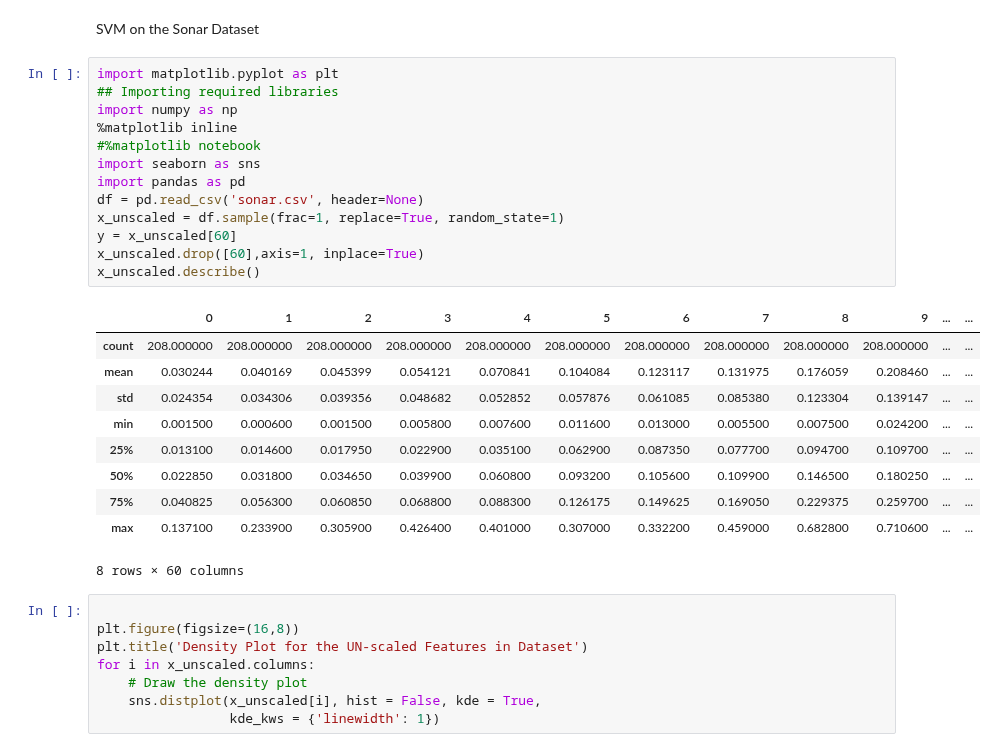
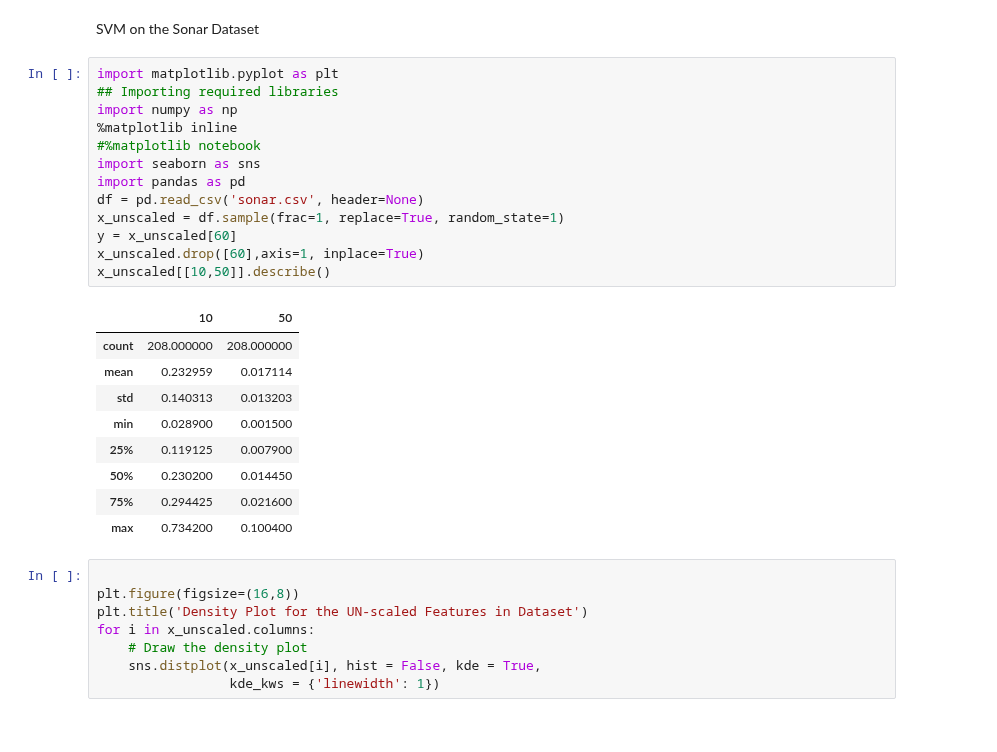
Before and after one commit to borodark/ie7860, a Jupyter notebook: SVM on the Sonar Dataset.ipynb, the cells around one changed output. Saved outputs shown, nothing was run; the diff lists cells and outputs as text.

```diff
--- a/SVM on the Sonar Dataset.ipynb
+++ b/SVM on the Sonar Dataset.ipynb
@@ -3,27 +3,26 @@ SVM on the Sonar Dataset
 # %%
 import matplotlib.pyplot as plt
 ## Importing required libraries
 import numpy as np
 %matplotlib inline
 #%matplotlib notebook
 import seaborn as sns
 import pandas as pd
 df = pd.read_csv('sonar.csv', header=None)
 x_unscaled = df.sample(frac=1, replace=True, random_state=1)
 y = x_unscaled[60]
 x_unscaled.drop([60],axis=1, inplace=True)
-x_unscaled.describe()
+x_unscaled[[10,50]].describe()
 # %% [output]
-|  | 0 | 1 | 2 | 3 | 4 | 5 | 6 | 7 | 8 | 9 | ... | ... |
-| count | 208.000000 | 208.000000 | 208.000000 | 208.000000 | 208.000000 | 208.000000 | 208.000000 | 208.000000 | 208.000000 | 208.000000 | ... | ... |
-| mean | 0.030244 | 0.040169 | 0.045399 | 0.054121 | 0.070841 | 0.104084 | 0.123117 | 0.131975 | 0.176059 | 0.208460 | ... | ... |
-| std | 0.024354 | 0.034306 | 0.039356 | 0.048682 | 0.052852 | 0.057876 | 0.061085 | 0.085380 | 0.123304 | 0.139147 | ... | ... |
-| min | 0.001500 | 0.000600 | 0.001500 | 0.005800 | 0.007600 | 0.011600 | 0.013000 | 0.005500 | 0.007500 | 0.024200 | ... | ... |
-| 25% | 0.013100 | 0.014600 | 0.017950 | 0.022900 | 0.035100 | 0.062900 | 0.087350 | 0.077700 | 0.094700 | 0.109700 | ... | ... |
-| 50% | 0.022850 | 0.031800 | 0.034650 | 0.039900 | 0.060800 | 0.093200 | 0.105600 | 0.109900 | 0.146500 | 0.180250 | ... | ... |
-| 75% | 0.040825 | 0.056300 | 0.060850 | 0.068800 | 0.088300 | 0.126175 | 0.149625 | 0.169050 | 0.229375 | 0.259700 | ... | ... |
-| max | 0.137100 | 0.233900 | 0.305900 | 0.426400 | 0.401000 | 0.307000 | 0.332200 | 0.459000 | 0.682800 | 0.710600 | ... | ... |
+|  | 10 | 50 |
+| count | 208.000000 | 208.000000 |
+| mean | 0.232959 | 0.017114 |
+| std | 0.140313 | 0.013203 |
+| min | 0.028900 | 0.001500 |
+| 25% | 0.119125 | 0.007900 |
+| 50% | 0.230200 | 0.014450 |
+| 75% | 0.294425 | 0.021600 |
+| max | 0.734200 | 0.100400 |
-8 rows × 60 columns
 # %%
 
 plt.figure(figsize=(16,8))
```
Also changed, not shown: parts of 11 cells of this notebook, 11 other files.
